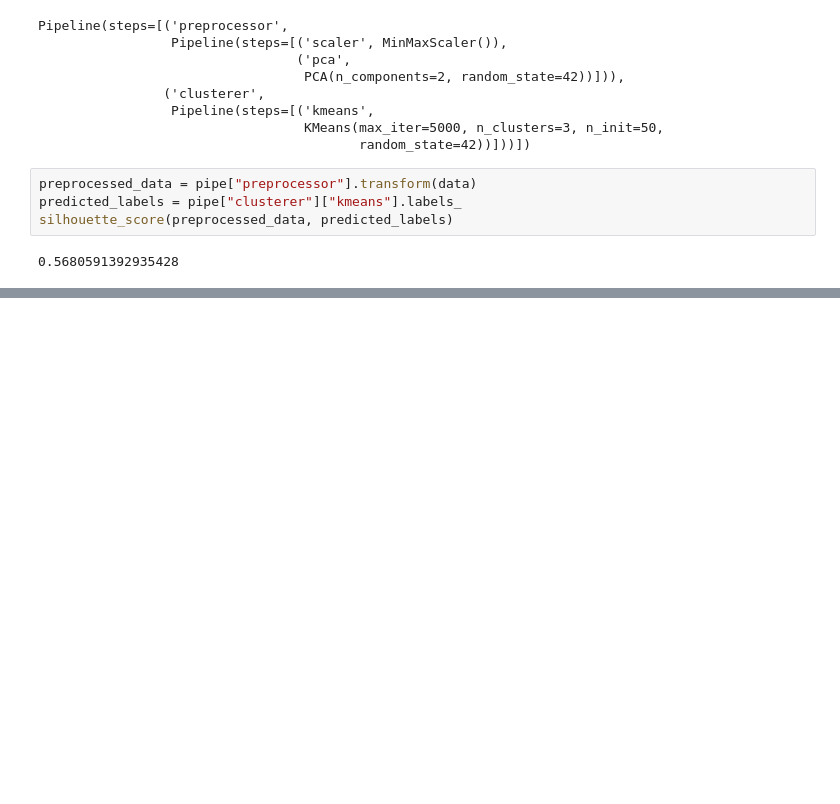
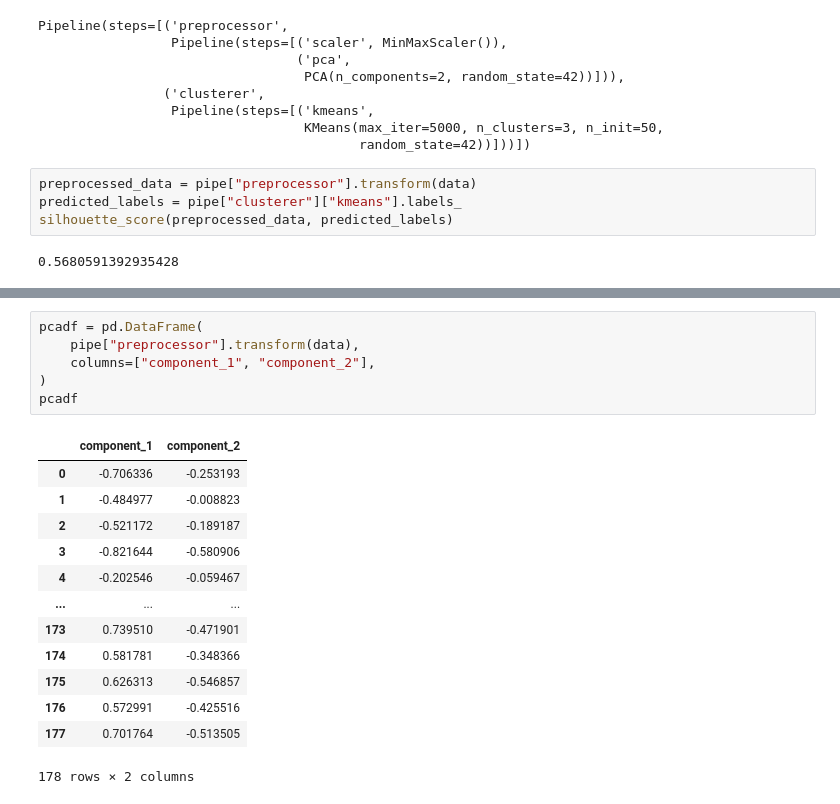
Before and after one commit to RDLL/curso_mineria_de_datos, a Jupyter notebook: Tarea_7.ipynb, the cells around one changed output, grey strips where cells are left out. Cells and saved outputs as stored; diff of their text form; blank space fills up the shorter version.

```diff
--- a/Tarea_7.ipynb
+++ b/Tarea_7.ipynb
@@ -168,0 +181,20 @@ ValueError: ignored
+# %%
+pcadf = pd.DataFrame(
+    pipe["preprocessor"].transform(data),
+    columns=["component_1", "component_2"],
+)
+pcadf
+# %% [output]
+|  | component_1 | component_2 |
+| 0 | -0.706336 | -0.253193 |
+| 1 | -0.484977 | -0.008823 |
+| 2 | -0.521172 | -0.189187 |
+| 3 | -0.821644 | -0.580906 |
+| 4 | -0.202546 | -0.059467 |
+| ... | ... | ... |
+| 173 | 0.739510 | -0.471901 |
+| 174 | 0.581781 | -0.348366 |
+| 175 | 0.626313 | -0.546857 |
+| 176 | 0.572991 | -0.425516 |
+| 177 | 0.701764 | -0.513505 |
+178 rows × 2 columns
```
Also changed, not shown: parts of 19 cells of this notebook.
